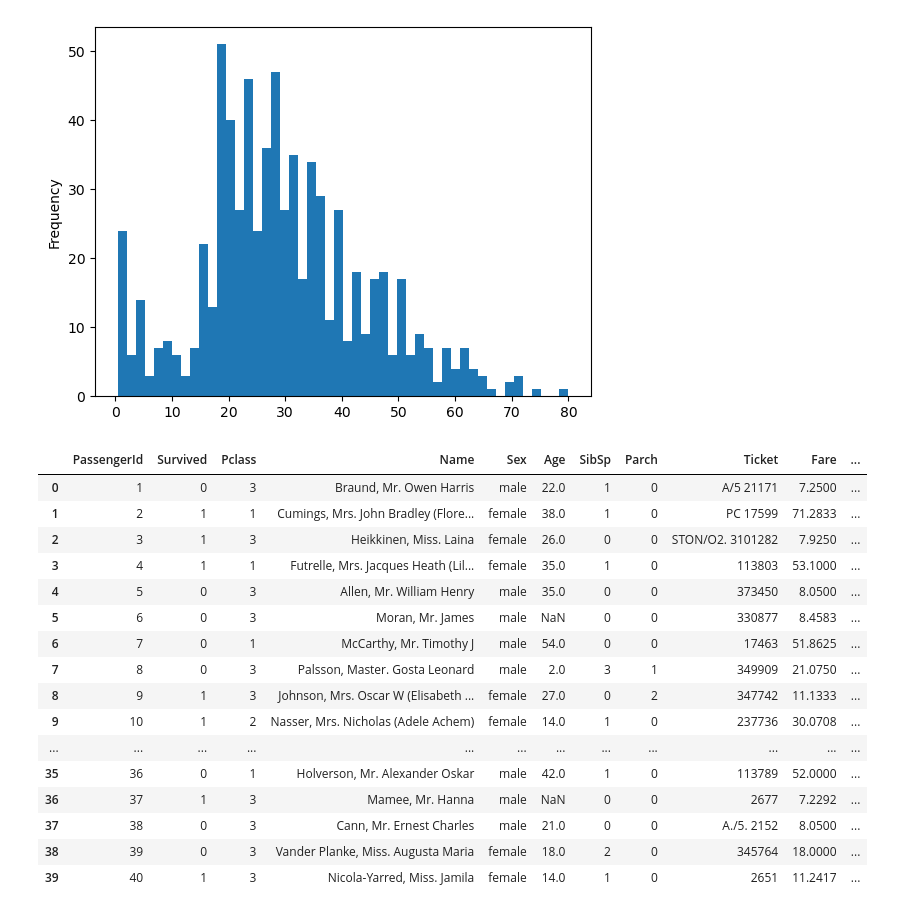
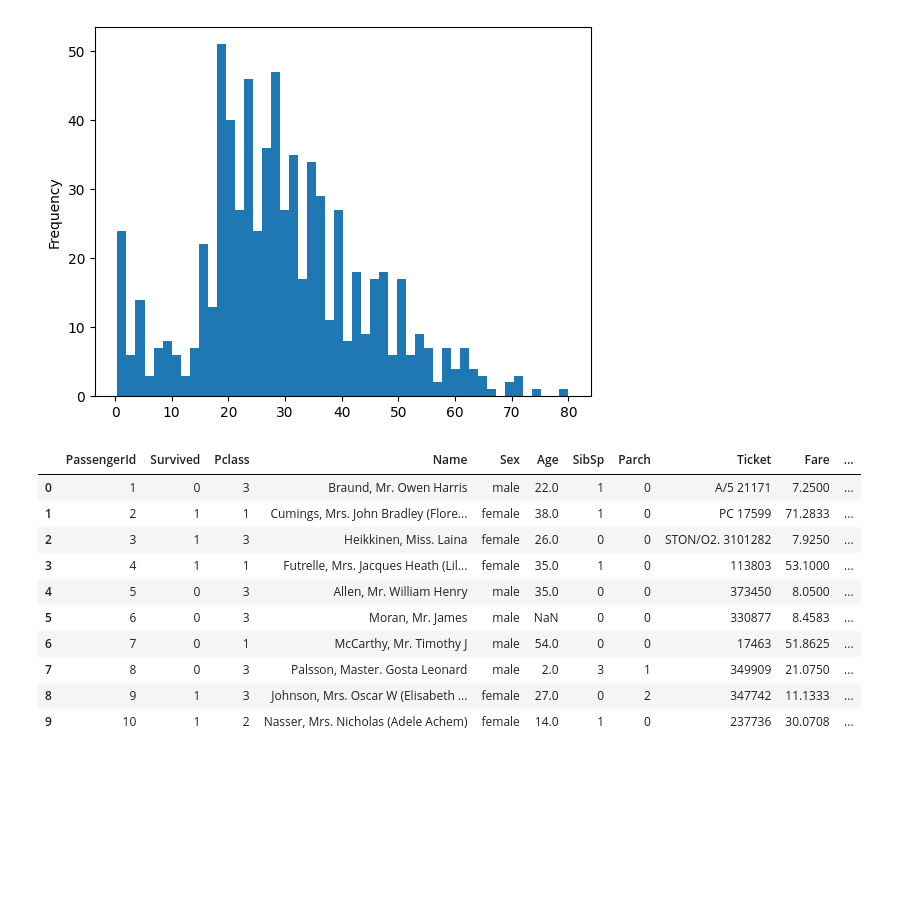
Before and after one commit to davidedigrande/titanic-dataset-eda, a Jupyter notebook: notebook.ipynb, the cells around one changed output. Drawn from its saved outputs; the diff is of its cells as text; code cells hidden in the pictures; blank space fills up the shorter version.

```diff
--- a/notebook.ipynb
+++ b/notebook.ipynb
@@ -534,25 +534,19 @@ df["Age"].plot(kind="hist", bins = 50)
 [figure]
 # %%
 df
-df.head(40)
+df.head(10)
 # %% [output]
 |  | PassengerId | Survived | Pclass | Name | Sex | Age | SibSp | Parch | Ticket | Fare | ... |
 | 0 | 1 | 0 | 3 | Braund, Mr. Owen Harris | male | 22.0 | 1 | 0 | A/5 21171 | 7.2500 | ... |
 | 1 | 2 | 1 | 1 | Cumings, Mrs. John Bradley (Flore... | female | 38.0 | 1 | 0 | PC 17599 | 71.2833 | ... |
 | 2 | 3 | 1 | 3 | Heikkinen, Miss. Laina | female | 26.0 | 0 | 0 | STON/O2. 3101282 | 7.9250 | ... |
 | 3 | 4 | 1 | 1 | Futrelle, Mrs. Jacques Heath (Lil... | female | 35.0 | 1 | 0 | 113803 | 53.1000 | ... |
 | 4 | 5 | 0 | 3 | Allen, Mr. William Henry | male | 35.0 | 0 | 0 | 373450 | 8.0500 | ... |
 | 5 | 6 | 0 | 3 | Moran, Mr. James | male | NaN | 0 | 0 | 330877 | 8.4583 | ... |
 | 6 | 7 | 0 | 1 | McCarthy, Mr. Timothy J | male | 54.0 | 0 | 0 | 17463 | 51.8625 | ... |
 | 7 | 8 | 0 | 3 | Palsson, Master. Gosta Leonard | male | 2.0 | 3 | 1 | 349909 | 21.0750 | ... |
 | 8 | 9 | 1 | 3 | Johnson, Mrs. Oscar W (Elisabeth ... | female | 27.0 | 0 | 2 | 347742 | 11.1333 | ... |
 | 9 | 10 | 1 | 2 | Nasser, Mrs. Nicholas (Adele Achem) | female | 14.0 | 1 | 0 | 237736 | 30.0708 | ... |
-| ... | ... | ... | ... | ... | ... | ... | ... | ... | ... | ... | ... |
-| 35 | 36 | 0 | 1 | Holverson, Mr. Alexander Oskar | male | 42.0 | 1 | 0 | 113789 | 52.0000 | ... |
-| 36 | 37 | 1 | 3 | Mamee, Mr. Hanna | male | NaN | 0 | 0 | 2677 | 7.2292 | ... |
-| 37 | 38 | 0 | 3 | Cann, Mr. Ernest Charles | male | 21.0 | 0 | 0 | A./5. 2152 | 8.0500 | ... |
-| 38 | 39 | 0 | 3 | Vander Planke, Miss. Augusta Maria | female | 18.0 | 2 | 0 | 345764 | 18.0000 | ... |
-| 39 | 40 | 1 | 3 | Nicola-Yarred, Miss. Jamila | female | 14.0 | 1 | 0 | 2651 | 11.2417 | ... |
 # %%
 def extract_title(name):
     pieces_of_name = name.split()
```
Also changed, not shown: parts of 6 cells of this notebook.
